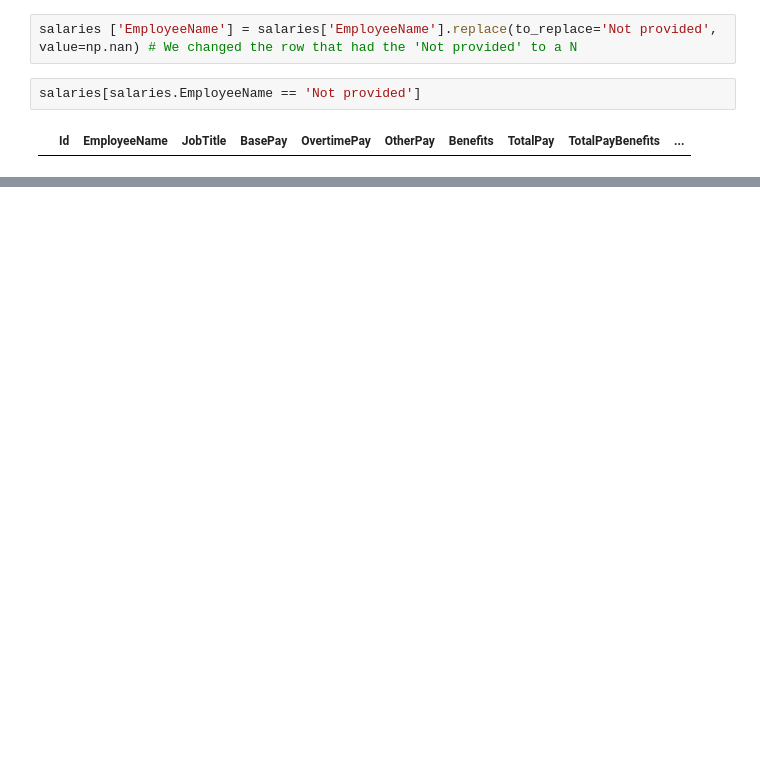
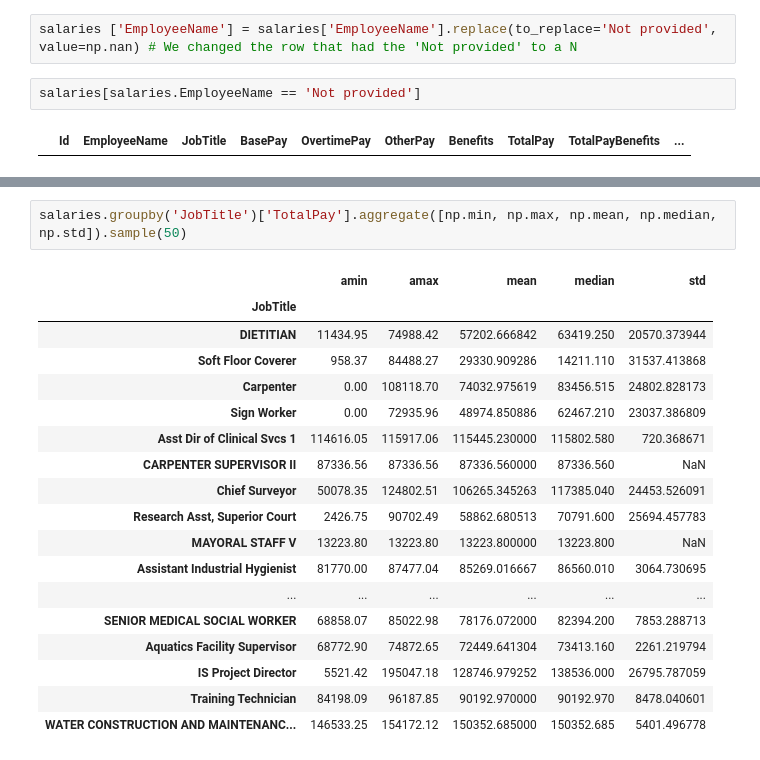
Before and after one commit to 4aks4/Cohort006, a Jupyter notebook: Numpy&Pandas_Classes/Numpy_Notes.ipynb, the cells around one changed output, grey strips where cells are left out. Drawn from its saved outputs; the diff is of its cells as text; blank space fills up the shorter version.

```diff
--- a/Numpy&Pandas_Classes/Numpy_Notes.ipynb
+++ b/Numpy&Pandas_Classes/Numpy_Notes.ipynb
@@ -590,0 +658,21 @@ salaries[salaries.EmployeeName == 'Not provided']
+# %%
+salaries.groupby('JobTitle')['TotalPay'].aggregate([np.min, np.max, np.mean, np.median, np.std]).sample(50)
+# %% [output]
+|  | amin | amax | mean | median | std |
+| JobTitle |  |  |  |  |  |
+| DIETITIAN | 11434.95 | 74988.42 | 57202.666842 | 63419.250 | 20570.373944 |
+| Soft Floor Coverer | 958.37 | 84488.27 | 29330.909286 | 14211.110 | 31537.413868 |
+| Carpenter | 0.00 | 108118.70 | 74032.975619 | 83456.515 | 24802.828173 |
+| Sign Worker | 0.00 | 72935.96 | 48974.850886 | 62467.210 | 23037.386809 |
+| Asst Dir of Clinical Svcs 1 | 114616.05 | 115917.06 | 115445.230000 | 115802.580 | 720.368671 |
+| CARPENTER SUPERVISOR II | 87336.56 | 87336.56 | 87336.560000 | 87336.560 | NaN |
+| Chief Surveyor | 50078.35 | 124802.51 | 106265.345263 | 117385.040 | 24453.526091 |
+| Research Asst, Superior Court | 2426.75 | 90702.49 | 58862.680513 | 70791.600 | 25694.457783 |
+| MAYORAL STAFF V | 13223.80 | 13223.80 | 13223.800000 | 13223.800 | NaN |
+| Assistant Industrial Hygienist | 81770.00 | 87477.04 | 85269.016667 | 86560.010 | 3064.730695 |
+| ... | ... | ... | ... | ... | ... |
+| SENIOR MEDICAL SOCIAL WORKER | 68858.07 | 85022.98 | 78176.072000 | 82394.200 | 7853.288713 |
+| Aquatics Facility Supervisor | 68772.90 | 74872.65 | 72449.641304 | 73413.160 | 2261.219794 |
+| IS Project Director | 5521.42 | 195047.18 | 128746.979252 | 138536.000 | 26795.787059 |
+| Training Technician | 84198.09 | 96187.85 | 90192.970000 | 90192.970 | 8478.040601 |
+| WATER CONSTRUCTION AND MAINTENANC... | 146533.25 | 154172.12 | 150352.685000 | 150352.685 | 5401.496778 |
```
Also changed, not shown: parts of 46 cells of this notebook, 28 other files.
